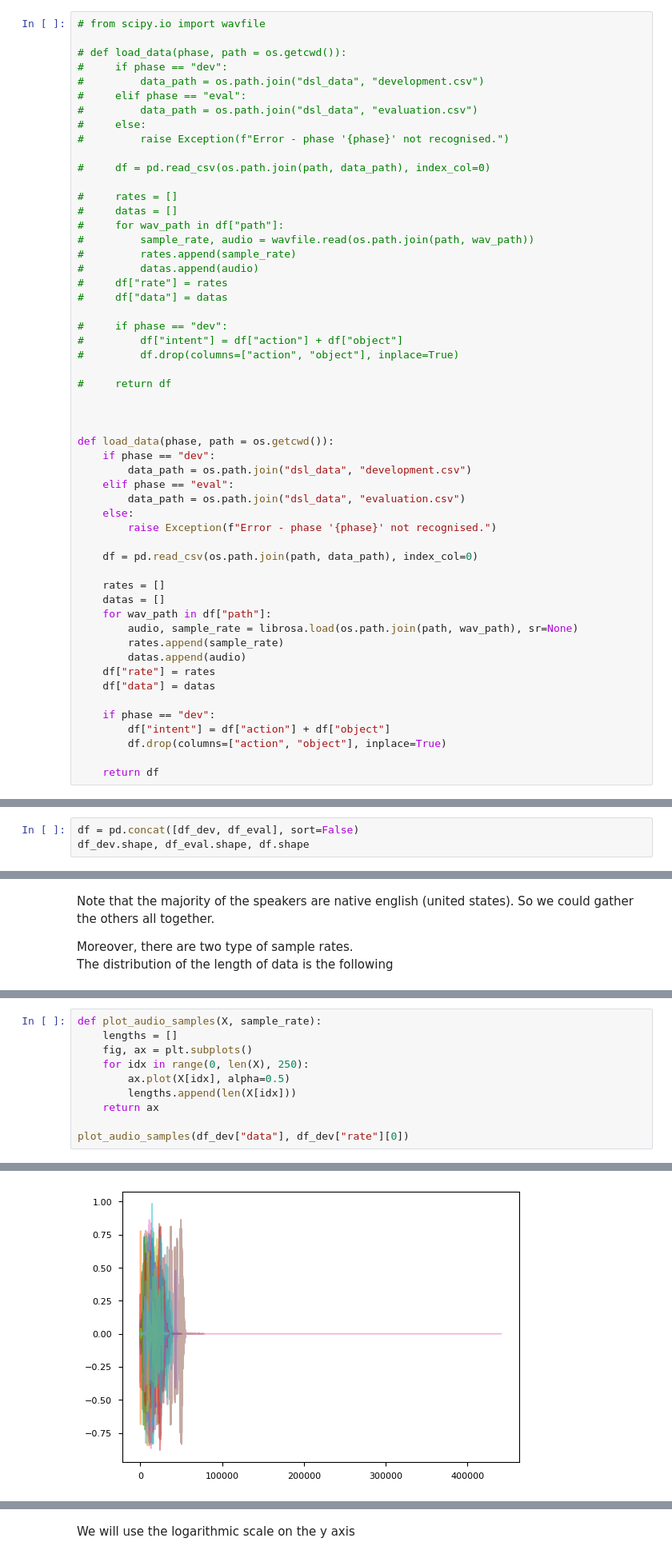
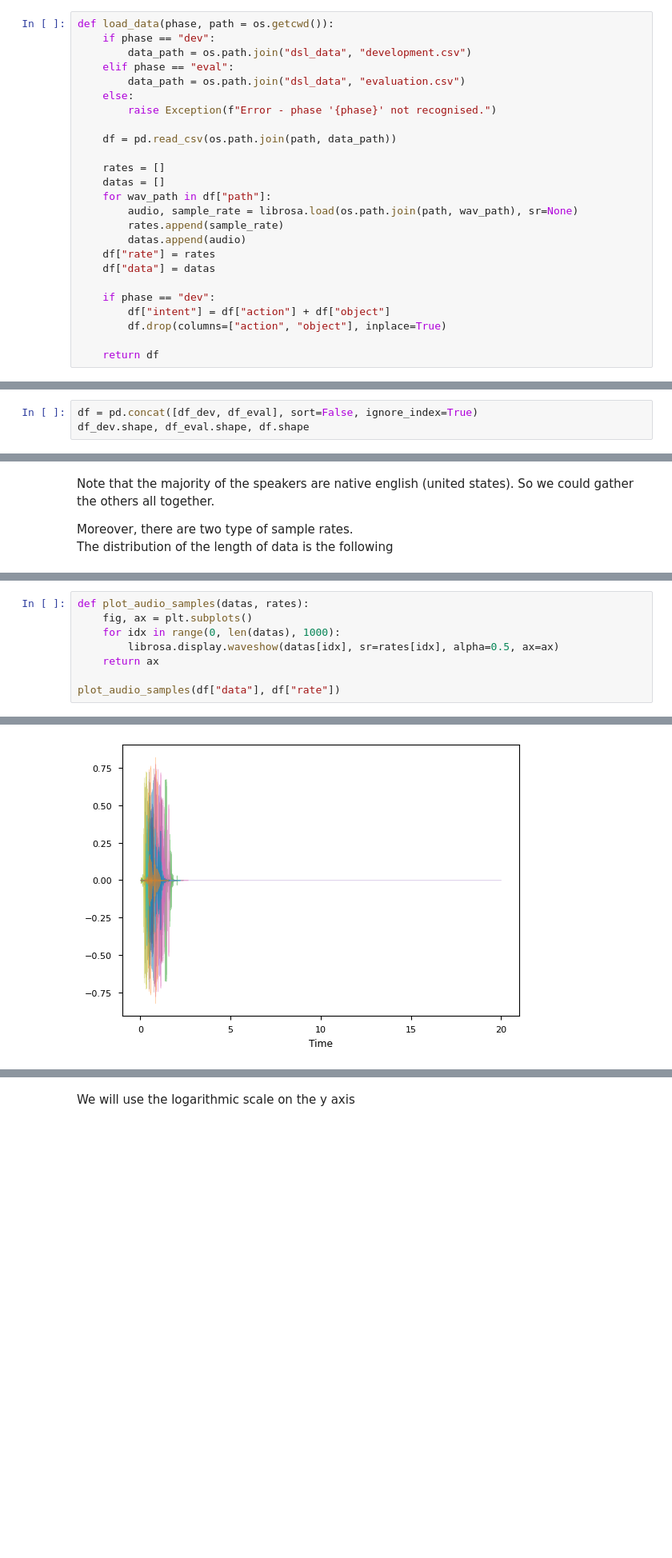
Before and after one commit to Ruglio/DSL-project, a Jupyter notebook: python/code.ipynb, the cells around one changed output, grey strips where cells are left out. Shown at 80% size. Drawn from its saved outputs; the diff is of its cells as text; blank space fills up the shorter version.

```diff
--- a/python/code.ipynb
+++ b/python/code.ipynb
@@ -26,33 +15,4 @@ import librosa.display
 # %%
-# from scipy.io import wavfile
-
-# def load_data(phase, path = os.getcwd()):
-#     if phase == "dev":
-#         data_path = os.path.join("dsl_data", "development.csv")
-#     elif phase == "eval":
-#         data_path = os.path.join("dsl_data", "evaluation.csv")
-#     else:
-#         raise Exception(f"Error - phase '{phase}' not recognised.")
-
-#     df = pd.read_csv(os.path.join(path, data_path), index_col=0)
-
-#     rates = []
-#     datas = []
-#     for wav_path in df["path"]:
-#         sample_rate, audio = wavfile.read(os.path.join(path, wav_path))
-#         rates.append(sample_rate)
-#         datas.append(audio)
-#     df["rate"] = rates
-#     df["data"] = datas
-
-#     if phase == "dev":
-#         df["intent"] = df["action"] + df["object"]
-#         df.drop(columns=["action", "object"], inplace=True)
-
-#     return df
-
-
-
 def load_data(phase, path = os.getcwd()):
     if phase == "dev":
         data_path = os.path.join("dsl_data", "development.csv")
@@ -61,7 +21,7 @@ def load_data(phase, path = os.getcwd()):
     else:
         raise Exception(f"Error - phase '{phase}' not recognised.")
 
-    df = pd.read_csv(os.path.join(path, data_path), index_col=0)
+    df = pd.read_csv(os.path.join(path, data_path))
 
     rates = []
     datas = []
@@ -85,6 +45,6 @@ df_eval = load_data("eval")
 # %% [markdown]
 Exclusively for the preprocessing phase, we will concat the development and evaluation data set. In this way we can modify the variables only once and study the distribution of the data in more detail.
 # %%
-df = pd.concat([df_dev, df_eval], sort=False)
+df = pd.concat([df_dev, df_eval], sort=False, ignore_index=True)
 df_dev.shape, df_eval.shape, df.shape
 # %% [output]
@@ -161,11 +126,9 @@ plt.show()
 # %%
-def plot_audio_samples(X, sample_rate):
-    lengths = []
+def plot_audio_samples(datas, rates):
     fig, ax = plt.subplots()
-    for idx in range(0, len(X), 250):
-        ax.plot(X[idx], alpha=0.5)
-        lengths.append(len(X[idx]))
+    for idx in range(0, len(datas), 1000):
+        librosa.display.waveshow(datas[idx], sr=rates[idx], alpha=0.5, ax=ax)
     return ax
 
-plot_audio_samples(df_dev["data"], df_dev["rate"][0])
+plot_audio_samples(df["data"], df["rate"])
 # %% [output]
@@ -173 +136 @@ plot_audio_samples(df_dev["data"], df_dev["rate"][0])
-[figure, old version]
+[figure, new version]
```
Also changed, not shown: parts of 53 cells of this notebook, 1 other file.
